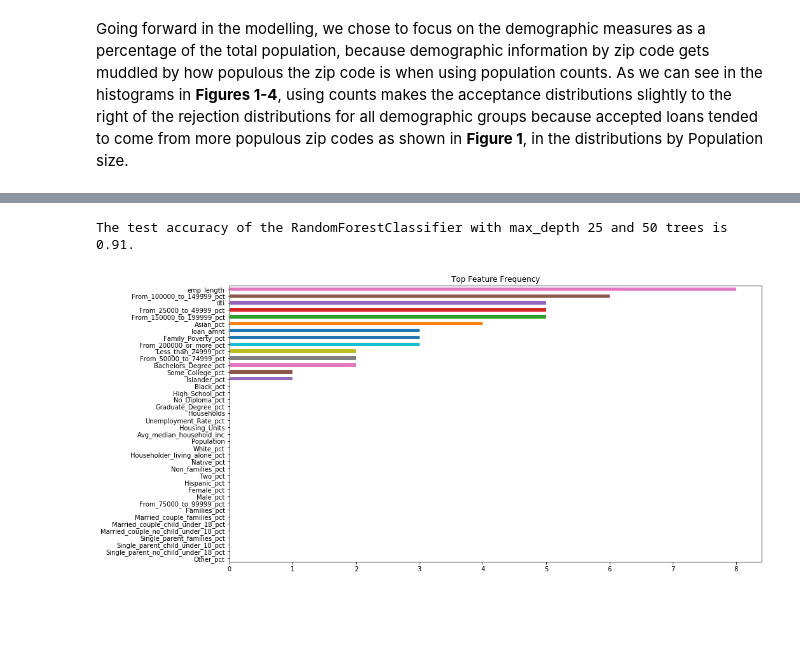
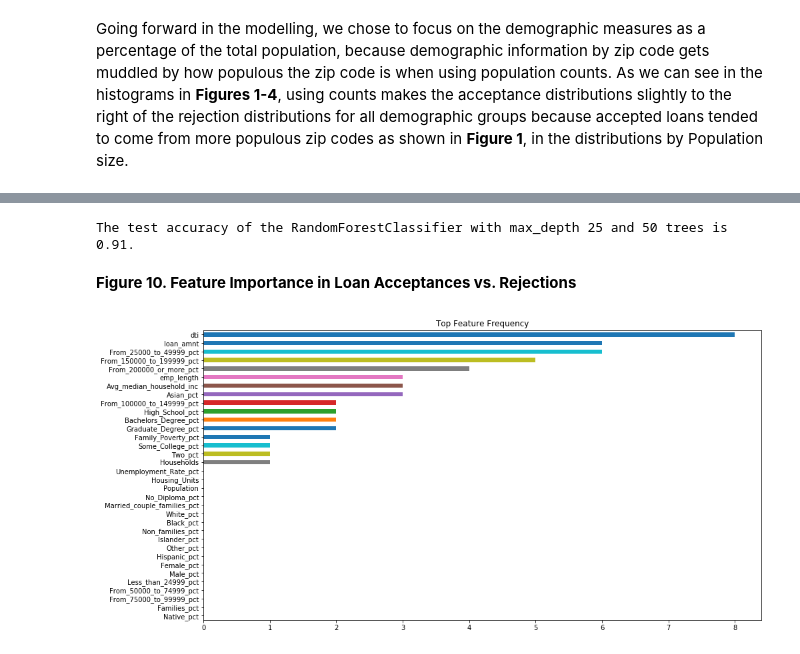
Before and after one commit to CS109Group67/lendingclub, a Jupyter notebook: notebooks/EthicalImplications.ipynb, the cells around one changed output, grey strips where cells are left out. Drawn from its saved outputs; the diff is of its cells as text; code cells hidden in the pictures; blank space fills up the shorter version.

```diff
--- a/notebooks/EthicalImplications.ipynb
+++ b/notebooks/EthicalImplications.ipynb
@@ -402,0 +368,18 @@ rf_predictors = ['loan_amnt',
+# %%
+#leave 'accepted' as the response variable
+income_vars_pct = ['Less_than_24999_pct','From_25000_to_49999_pct','From_50000_to_74999_pct','From_75000_to_99999_pct','From_100000_to_149999_pct','From_150000_to_199999_pct','From_200000_or_more_pct']
+income_vars_count = ['Less_than_24999','From_25000_to_49999','From_50000_to_74999','From_75000_to_99999','From_100000_to_149999','From_150000_to_199999','From_200000_or_more']
+pct_predictors = ['loan_amnt']+['dti']+['emp_length']+education_vars+['Family_Poverty_pct']+['Unemployment_Rate_pct']+level_vars+race_vars_pct+sex_vars_pct+income_vars_pct+household_vars_pct
+count_predictors = ['loan_amnt']+['dti']+['emp_length']+education_vars+['Family_Poverty_pct']+['Unemployment_Rate_pct']+level_vars+race_vars_count+sex_vars_count+income_vars_count+household_vars_count
+# %%
+def run_rf(rf_X, rf_y, n, depth):
+    #split into training and test data
+    X_train_rf, X_test_rf, y_train_rf, y_test_rf = train_test_split(rf_X, rf_y, test_size=0.1)
+
+    #train and test random forest classifier
+    rf = RandomForestClassifier(n_estimators=n, max_depth=depth)
+    rf.fit(X_train_rf, y_train_rf)
+    rf_score_test = accuracy_score(y_test_rf, rf.predict(X_test_rf))
+    print("The test accuracy of the RandomForestClassifier with max_depth {} and {} trees is {:.2f}."
+          .format(depth_use, n_use, rf_score_test))
+    return(rf)
@@ -403,6 +390,12 @@ rf_predictors = ['loan_amnt',
 # %%
-#set up data for the random forest classifier
-rf_data = joined_df[rf_predictors + ['accepted']]
-rf_data.dropna(axis=0, inplace=True)
-rf_X = rf_data.drop('accepted', axis=1)
-rf_y = rf_data['accepted']
+#set up data for the random forest classifier with the percent vars: accepted vs rejected loans
+rf_pct_data = joined_df[pct_predictors + ['accepted']]
+rf_pct_data.dropna(axis=0, inplace=True)
+rf_pct_X = rf_pct_data.drop('accepted', axis=1)
+rf_pct_y = rf_pct_data['accepted']
+
+#set a random seed to keep results constant each time notebook is re-run
+random.seed(2)
+rf_pct = run_rf(rf_pct_X, rf_pct_y, n_use, depth_use)
+# %% [output]
+The test accuracy of the RandomForestClassifier with max_depth 25 and 50 trees is 0.91.
@@ -412,33 +402,24 @@ X_train_rf, X_test_rf, y_train_rf, y_test_rf = train_test_split(rf_X, rf_y, test
-# %%
-#train and test random forest classifier
-n_use = 50
-depth_use = 25
-rf = RandomForestClassifier(n_estimators=n_use, max_depth=depth_use)
-rf.fit(X_train_rf, y_train_rf)
-rf_score_test = accuracy_score(y_test_rf, rf.predict(X_test_rf))
-print("The test accuracy of the RandomForestClassifier with max_depth {} and {} trees is {:.2f}."
-      .format(depth_use, n_use, rf_score_test))
-# %% [output]
-The test accuracy of the RandomForestClassifier with max_depth 25 and 50 trees is 0.91.
 # %%
 #set up 2D array for storing counts
-feature_list = list(X_train_rf)[:-1]
-top_feature_count = np.zeros((len(feature_list),2))
+feature_list = list(rf_pct_X)[:-1]
+top_features_pct = np.zeros(len(feature_list))
 
 #count the top features from the random forest trees
 for i in np.arange(1,n_use+1):
-    feature_index = rf.estimators_[i-1].tree_.feature[0]
-    top_feature_count[feature_index][0] += 1
+    feature_index = rf_pct.estimators_[i-1].tree_.feature[0]
+    top_features_pct[feature_index] += 1
 
 # set up df to record the top feature counts
-top_feature_count_df = pd.DataFrame(data={'Top Feature Count': top_feature_count[:,0]},
+top_features_pct_df = pd.DataFrame(data={'Top Feature Count': top_features_pct},
                                     index=feature_list)
+# %% [markdown]
+**Figure 10. Feature Importance in Loan Acceptances vs. Rejections**
 # %%
 #top features for random forest trees
 plt.figure(figsize=(15,8))
-top_feature_count_df['Top Feature Count'].sort_values().plot(kind="barh")
+top_features_pct_df['Top Feature Count'].sort_values().plot(kind="barh")
 plt.title("Top Feature Frequency")
 
 plt.show()
 # %% [output]
-[figure, old version]
+[figure, new version]
```
Also changed, not shown: parts of 27 cells of this notebook, 10 other files.
